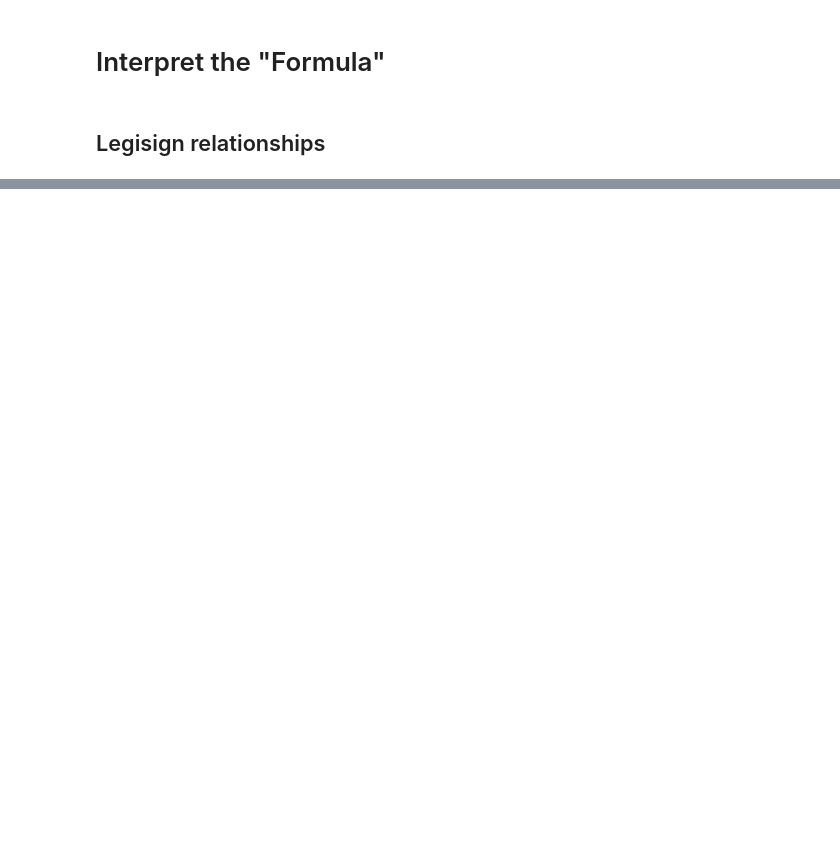
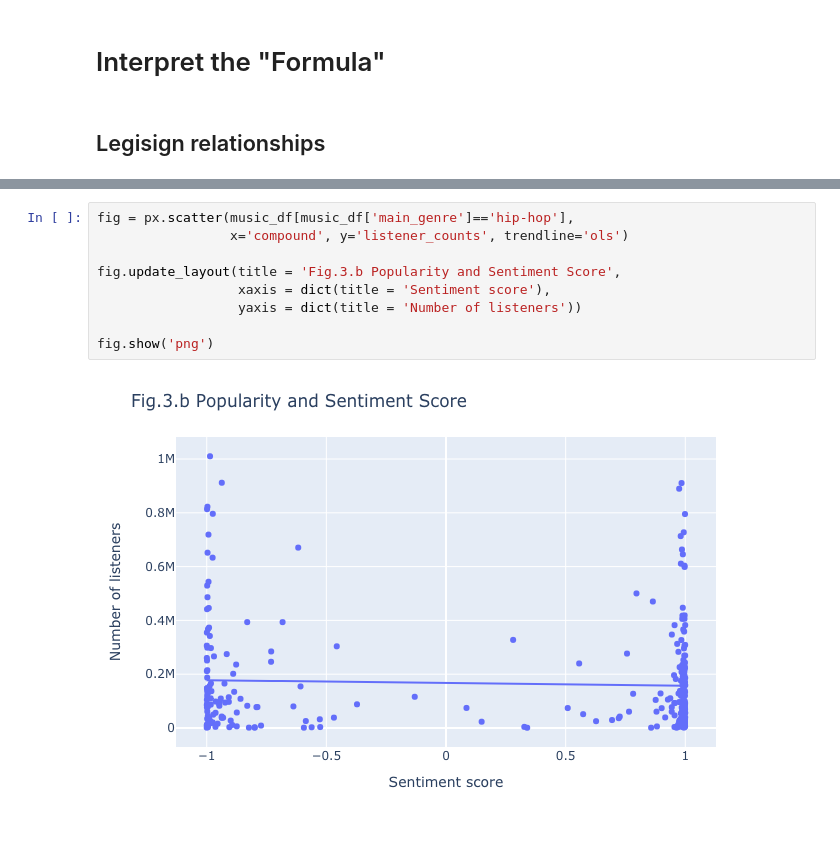
Before and after one commit to EggmanWalrus/40400-Assignment-3, a Jupyter notebook: Assignment3.ipynb, the cells around one changed output, grey strips where cells are left out. Drawn from its saved outputs; the diff is of its cells as text; blank space fills up the shorter version.

```diff
--- a/Assignment3.ipynb
+++ b/Assignment3.ipynb
@@ -97,0 +266,11 @@ fig.show()
+# %%
+fig = px.scatter(music_df[music_df['main_genre']=='hip-hop'],
+                 x='compound', y='listener_counts', trendline='ols')
+
+fig.update_layout(title = 'Fig.3.b Popularity and Sentiment Score',
+                  xaxis = dict(title = 'Sentiment score'),
+                  yaxis = dict(title = 'Number of listeners'))
+
+fig.show('png')
+# %% [output]
+[figure, added]
```
Also changed, not shown: parts of 45 cells of this notebook, 2 other files.
